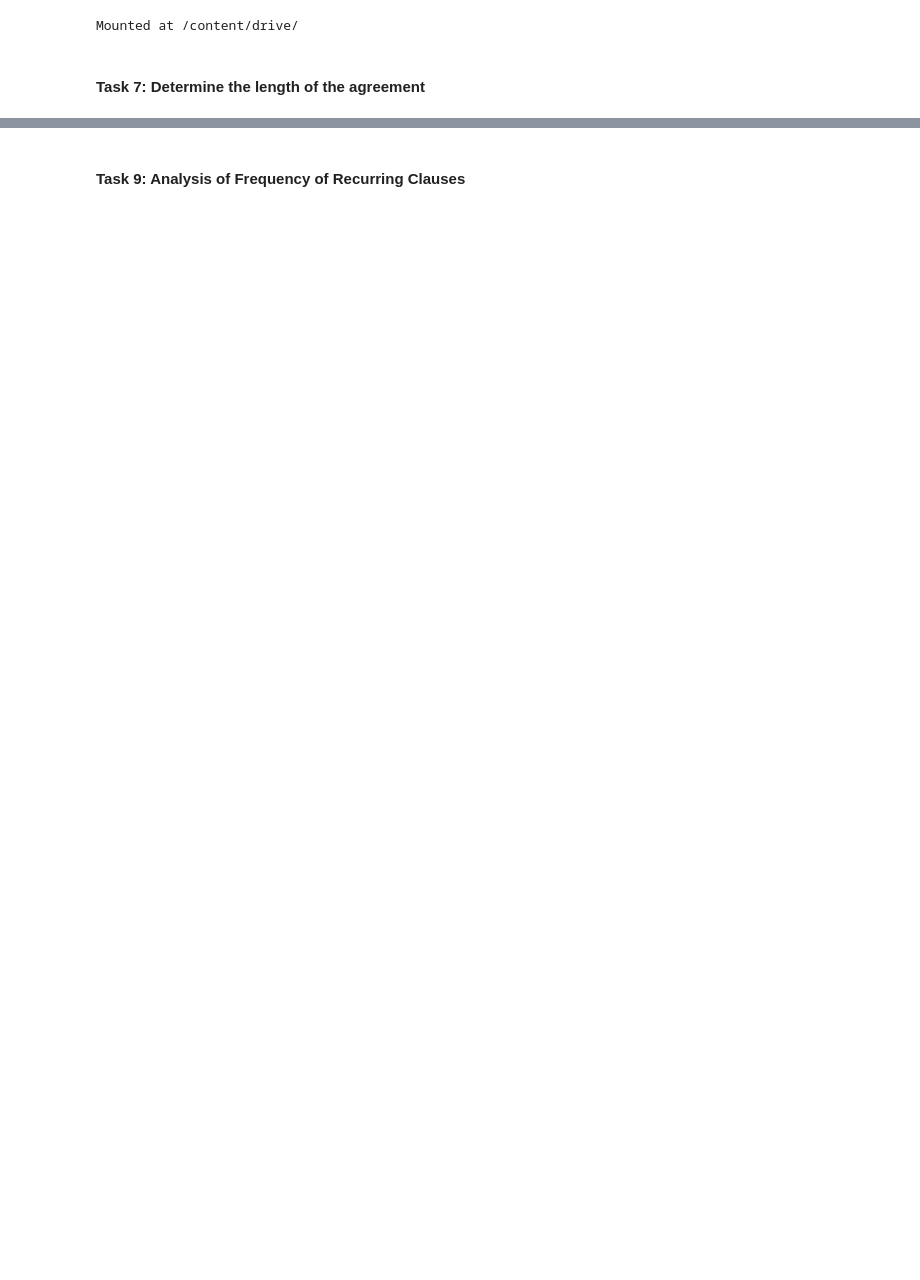
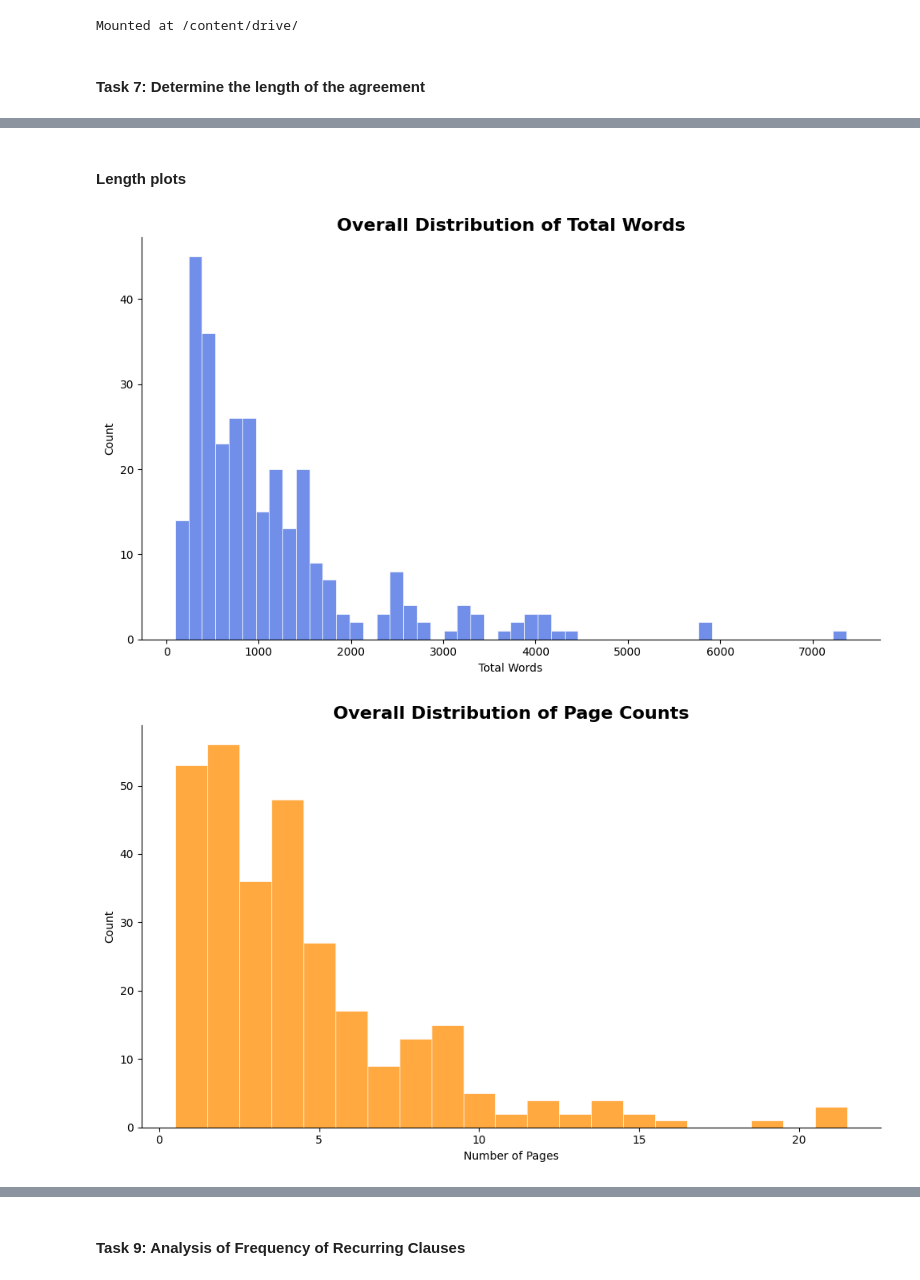
Before and after one commit to awroble/NLP_2025W, a Jupyter notebook: tasks_1_7_9.ipynb, the cells around one changed output, grey strips where cells are left out. Drawn from its saved outputs; the diff is of its cells as text; code cells hidden in the pictures; blank space fills up the shorter version.

```diff
--- a/tasks_1_7_9.ipynb
+++ b/tasks_1_7_9.ipynb
@@ -45,0 +148,47 @@ df.to_csv('drive/MyDrive/NLP/Agreements_metadata.csv', index=False)
+# %% [markdown]
+#### Length plots
+# %%
+import matplotlib.pyplot as plt
+import seaborn as sns
+
+plt.figure(figsize=(10, 6))
+
+sns.histplot(
+    df['Total_Words'],
+    bins=50,
+    color='royalblue',
+    edgecolor='white',
+    linewidth=0.5
+)
+
+plt.title('Overall Distribution of Total Words', fontdict={'fontsize': 16, 'fontweight': 'bold'})
+plt.xlabel('Total Words')
+plt.ylabel('Count')
+sns.despine()
+
+plt.tight_layout()
+plt.savefig('drive/MyDrive/NLP/plots/words_distribution_barplot.png', bbox_inches='tight')
+plt.show()
+
+plt.figure(figsize=(10, 6))
+
+sns.histplot(
+    df['Num_Pages'],
+    bins=30,
+    color='darkorange',
+    discrete=True,
+    edgecolor='white',
+    linewidth=0.5
+)
+
+plt.title('Overall Distribution of Page Counts', fontdict={'fontsize': 16, 'fontweight': 'bold'})
+plt.xlabel('Number of Pages')
+plt.ylabel('Count')
+sns.despine()
+
+plt.tight_layout()
+plt.savefig('drive/MyDrive/NLP/plots/pages_distribution_barplot.png', bbox_inches='tight')
+plt.show()
+# %% [output]
+[figure, added]
+[figure, added]
```
Also changed, not shown: parts of 12 cells of this notebook, 8 other files.
